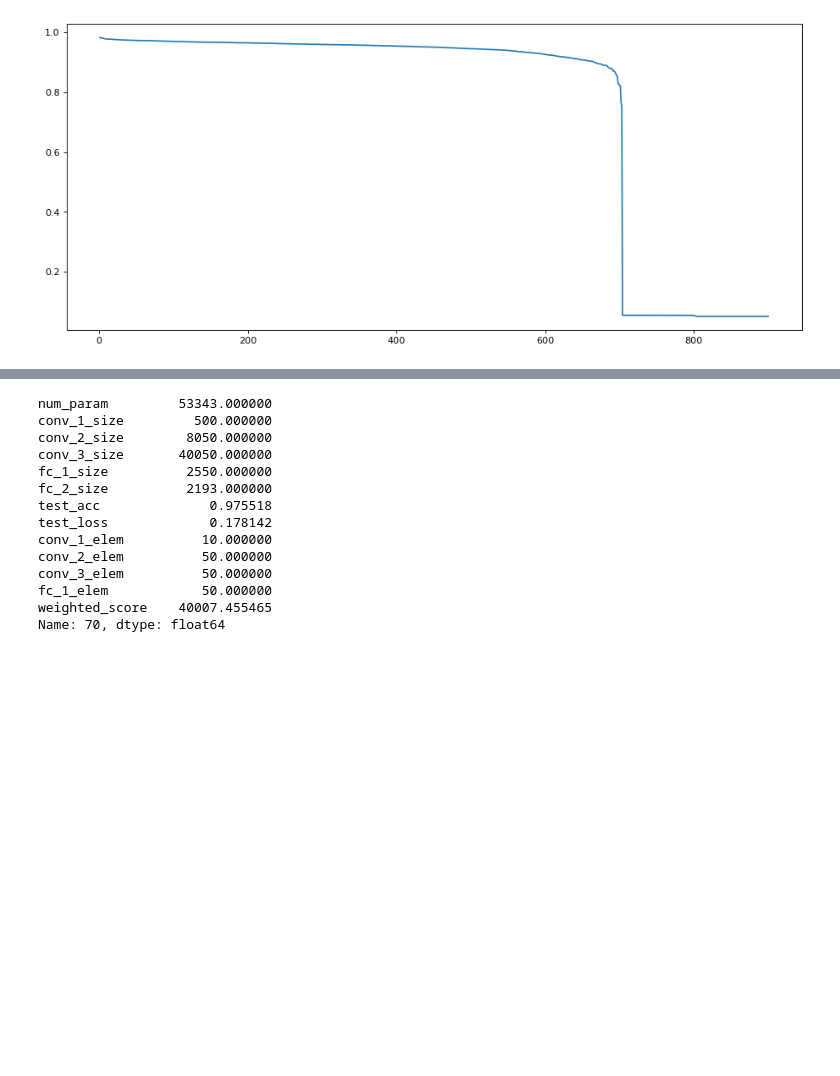
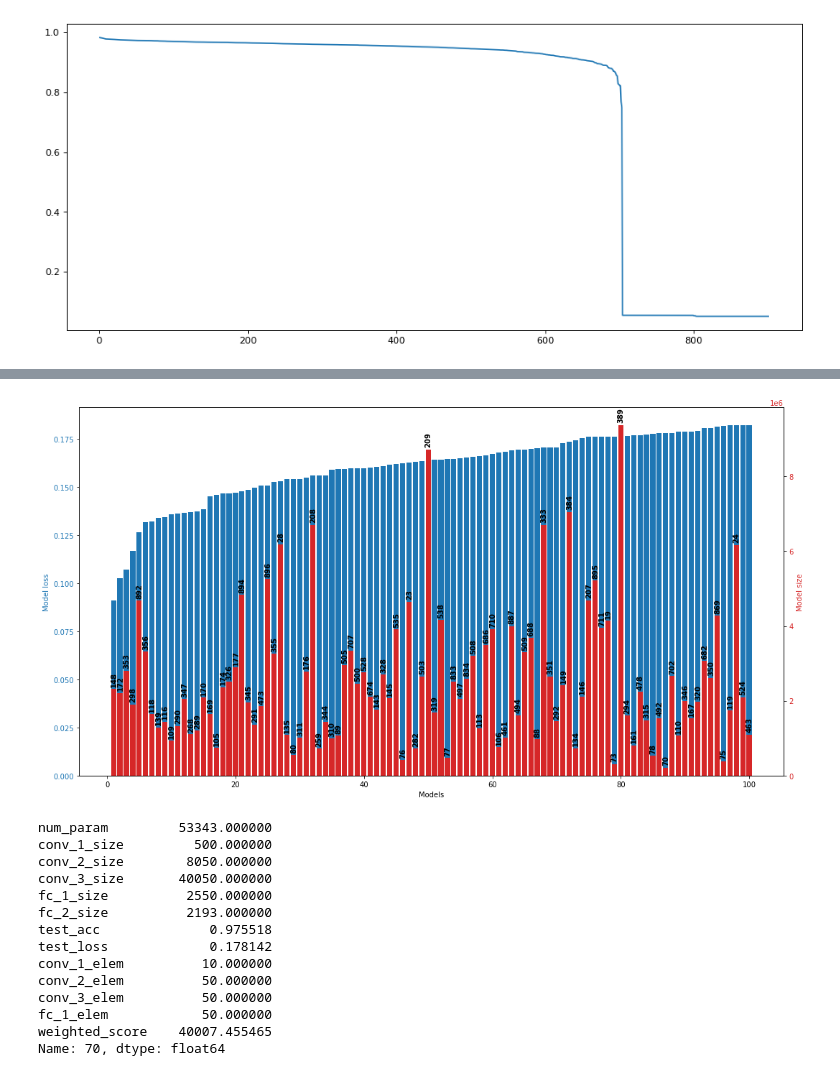
Before and after one commit to Sixaxis9/Embedded-neural-net-traffic-sign-recognition, a Jupyter notebook: Results_Comparison.ipynb, the cells around one changed output, grey strips where cells are left out. Saved outputs shown, nothing was run; the diff lists cells and outputs as text; code cells hidden in the pictures; blank space fills up the shorter version.

Commit message:
Advancing in the smaller model

```diff
--- a/Results_Comparison.ipynb
+++ b/Results_Comparison.ipynb
@@ -134,3 +134,29 @@ plt.show()
+# %%
+n_to_plot = 100
+
+fig, acc = plt.subplots(figsize=(15,8))
+
+color = 'tab:blue'
+acc.set_xlabel('Models')
+acc.set_ylabel("Model loss", color=color)
+acc.bar(tests[0:n_to_plot], sorted_by_loss['test_loss'].iloc[0:100])
+acc.tick_params(axis='y', labelcolor=color)
+
+par = acc.twinx()  # instantiate a second axes that shares the same x-axis
+
+color = 'tab:red'
+par.set_ylabel('Model size', color=color)  # we already handled the x-label with ax1
+par.bar(tests[0:n_to_plot], sorted_by_loss['num_param'].iloc[0:100]*4, color=color)
+par.tick_params(axis='y', labelcolor=color)
+
+# Printing the model number
+for i, v in enumerate(sorted_by_loss['num_param'].iloc[0:100].index):
+    par.text(i+0.5, sorted_by_loss['num_param'].iloc[i]*4+100000, str(v), fontweight='bold', rotation=90)
+
+fig.tight_layout()  # otherwise the right y-label is slightly clipped
+plt.show()
+# %% [output]
+[figure, added]
 # %%
 # Observe graphically that model 70 works pretty well
 results.iloc[70]
```
Also changed, not shown: parts of 2 cells of this notebook, 6 other files.
